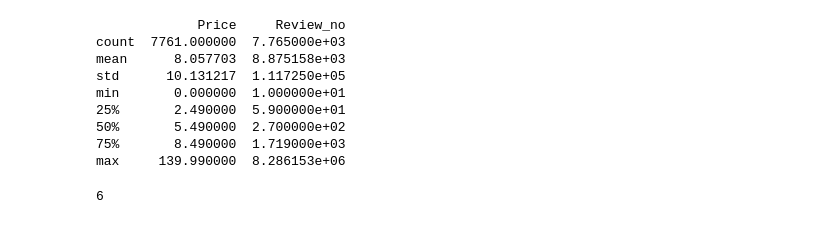
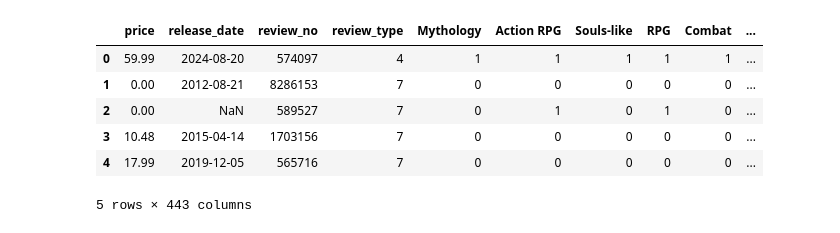
Before and after one commit to avsngh-git/Masters-Projects, a Jupyter notebook: Unsupervised-Learning/Project4.ipynb, the cells around one changed output. Drawn from its saved outputs; the diff is of its cells as text; code cells hidden in the pictures.

```diff
--- a/Unsupervised-Learning/Project4.ipynb
+++ b/Unsupervised-Learning/Project4.ipynb
@@ -3,2 +8,2 @@ import pandas as pd
 # %%
-df = pd.read_csv('/home/avsngh/Mathematical Statistics/Masters-Projects/Unsupervised-Learning/Data/steam_cleaned.csv')
+data = pd.read_csv('/home/avsngh/Mathematical Statistics/Masters-Projects/Unsupervised-Learning/Data/steam_tags_wide_no_omissing.csv')
@@ -44,17 +10,19 @@ df.describe()
-# %%
-print(df.describe())
-# %% [output]
-             Price     Review_no
-count  7761.000000  7.765000e+03
-mean      8.057703  8.875158e+03
-std      10.131217  1.117250e+05
-min       0.000000  1.000000e+01
-25%       2.490000  5.900000e+01
-50%       5.490000  2.700000e+02
-75%       8.490000  1.719000e+03
-max     139.990000  8.286153e+06
-# %%
-count = df[df['Price'] > 70].shape[0]
-count
-# %% [output]
-6
+# %%
+
+# Select relevant columns for analysis
+columns_to_exclude = ['name', 'id', 'description']
+feature_columns = [col for col in data.columns if col not in columns_to_exclude]
+features = data[feature_columns]
+# %%
+#transform the review_type into digits
+features.loc[:, 'review_type'] = features['review_type'].astype('category').cat.codes
+
+features.head()
+# %% [output]
+|  | price | release_date | review_no | review_type | Mythology | Action RPG | Souls-like | RPG | Combat | ... |
+| 0 | 59.99 | 2024-08-20 | 574097 | 4 | 1 | 1 | 1 | 1 | 1 | ... |
+| 1 | 0.00 | 2012-08-21 | 8286153 | 7 | 0 | 0 | 0 | 0 | 0 | ... |
+| 2 | 0.00 | NaN | 589527 | 7 | 0 | 1 | 0 | 1 | 0 | ... |
+| 3 | 10.48 | 2015-04-14 | 1703156 | 7 | 0 | 0 | 0 | 0 | 0 | ... |
+| 4 | 17.99 | 2019-12-05 | 565716 | 7 | 0 | 0 | 0 | 0 | 0 | ... |
+5 rows × 443 columns
```
Also changed, not shown: parts of 11 cells of this notebook, 1 other file.
